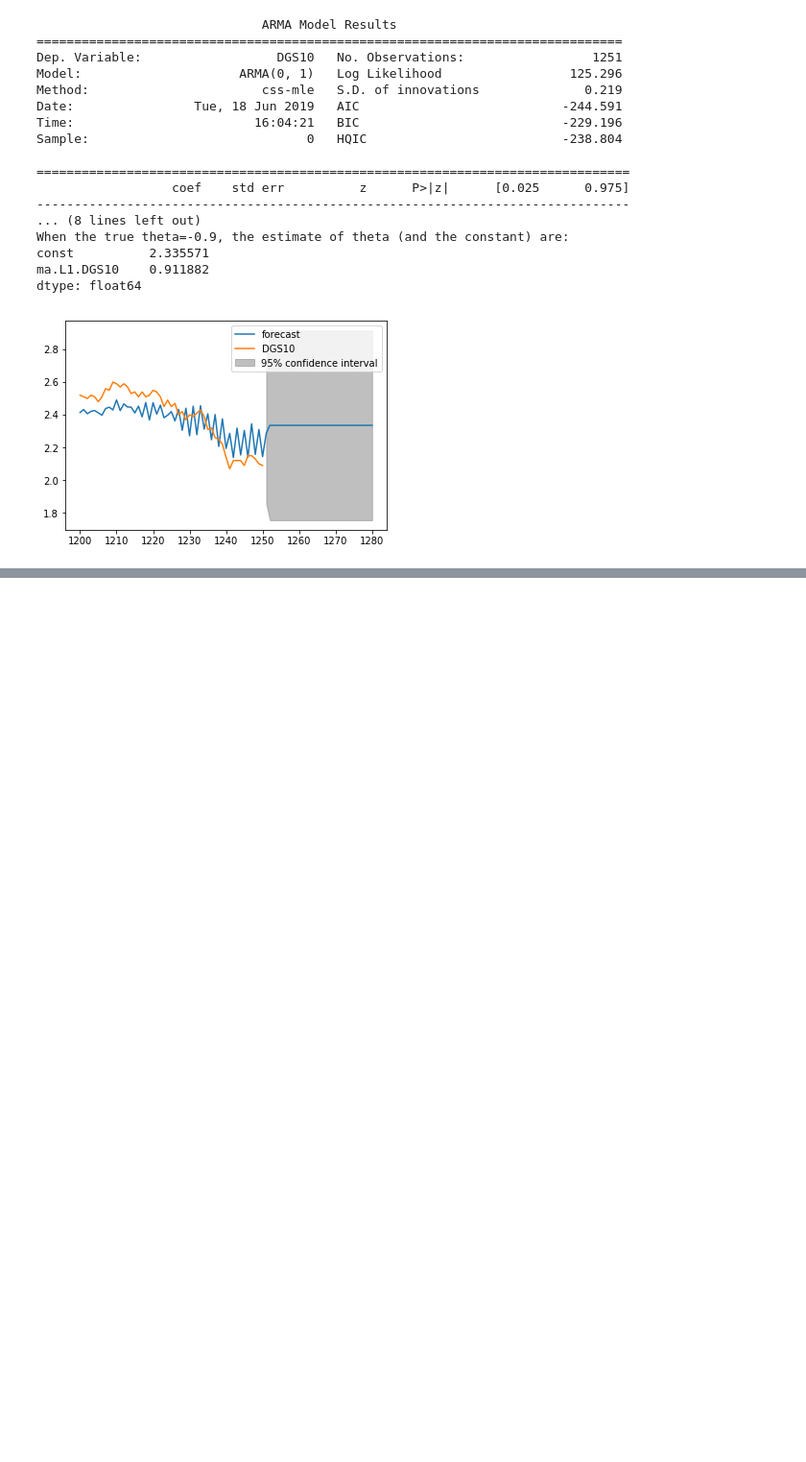
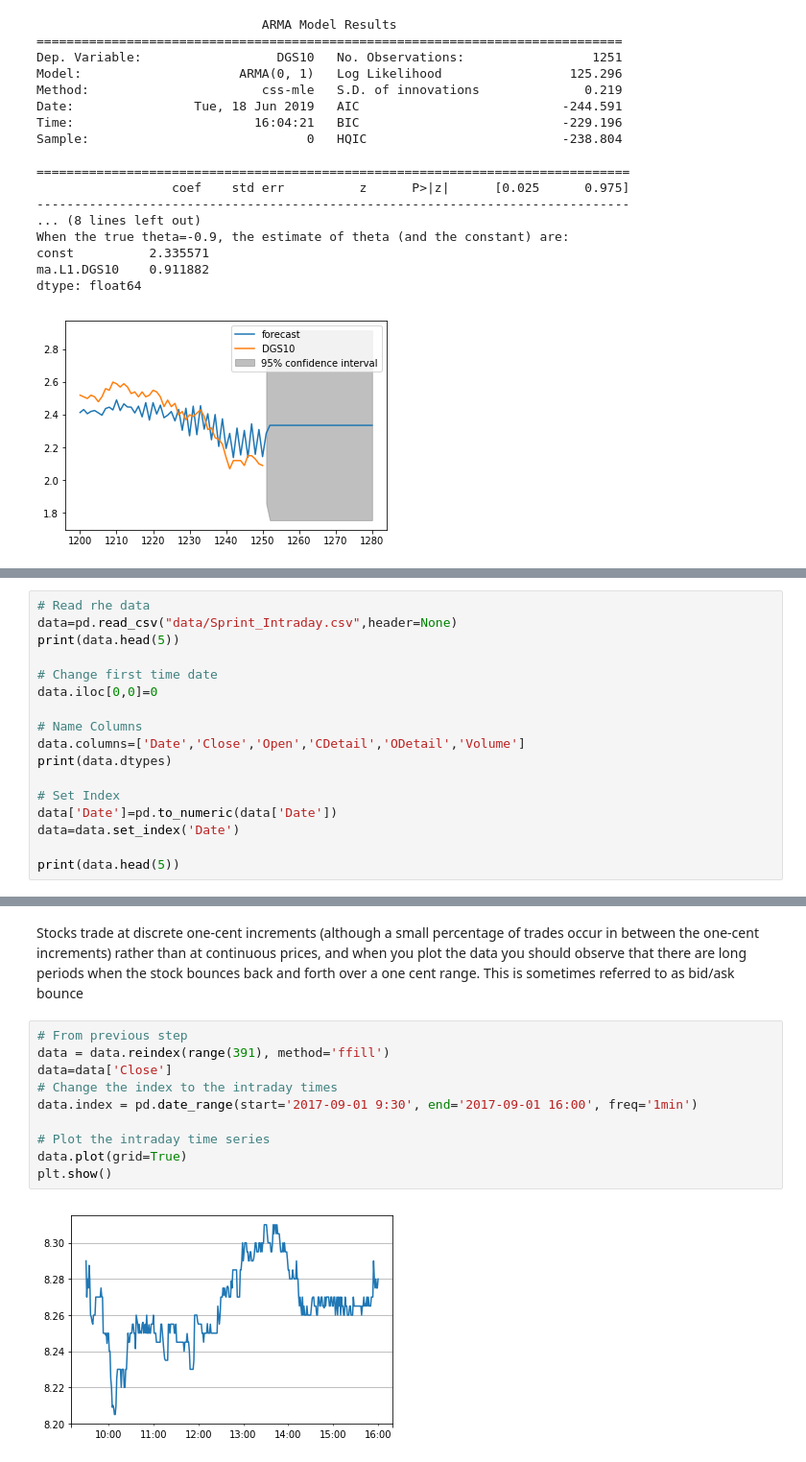
Before and after one commit to KshitizSharmaV/DataScience_In_Investment_Banking, a Jupyter notebook: Time Series Analysis.ipynb, the cells around one changed output, grey strips where cells are left out. Shown: that part at 96% size. Cells and saved outputs as stored; diff of their text form; blank space fills up the shorter version.

Commit message:
Time Series - Part 1 Complete

```diff
--- a/Time Series Analysis.ipynb
+++ b/Time Series Analysis.ipynb
@@ -644,0 +657,17 @@ dtype: float64
+# %%
+# Read rhe data
+data=pd.read_csv("data/Sprint_Intraday.csv",header=None)
+print(data.head(5))
+
+# Change first time date
+data.iloc[0,0]=0
+
+# Name Columns
+data.columns=['Date','Close','Open','CDetail','ODetail','Volume']
+print(data.dtypes)
+
+# Set Index
+data['Date']=pd.to_numeric(data['Date'])
+data=data.set_index('Date')
+
+print(data.head(5))
@@ -644,0 +715,14 @@ dtype: float64
+# %% [markdown]
+Stocks trade at discrete one-cent increments (although a small percentage of trades occur in between the one-cent increments) rather than at continuous prices, and when you plot the data you should observe that there are long periods when the stock bounces back and forth over a one cent range. This is sometimes referred to as bid/ask bounce
+# %%
+# From previous step
+data = data.reindex(range(391), method='ffill')
+data=data['Close']
+# Change the index to the intraday times
+data.index = pd.date_range(start='2017-09-01 9:30', end='2017-09-01 16:00', freq='1min')
+
+# Plot the intraday time series
+data.plot(grid=True)
+plt.show()
+# %% [output]
+[figure, added]
```
Also changed, not shown: parts of 11 cells of this notebook.
